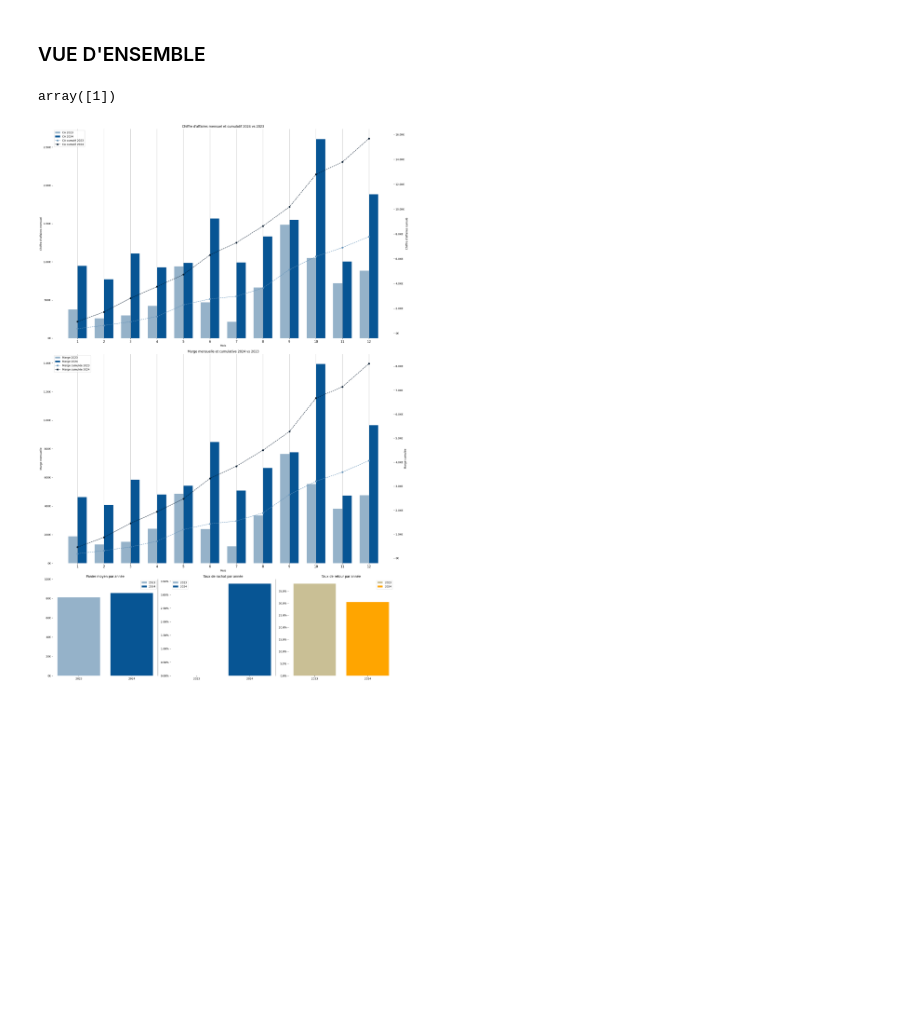
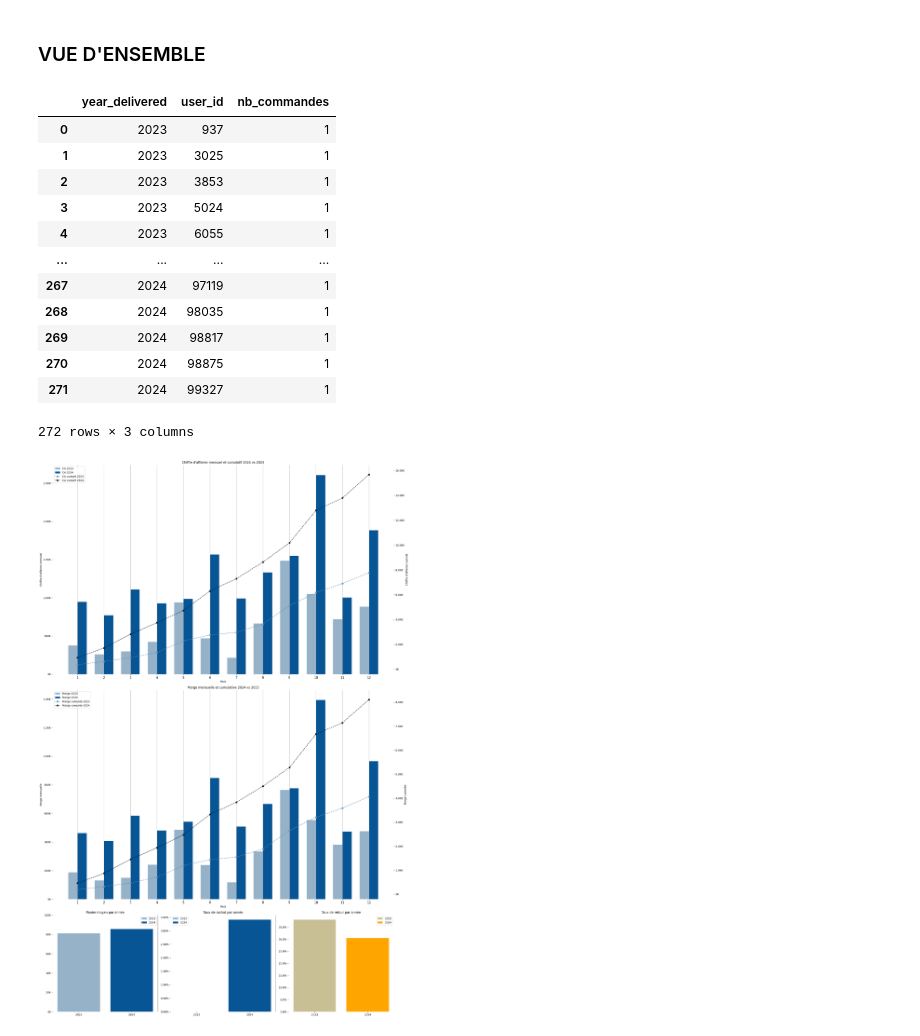
Before and after one commit to CDoliveux/Exam_Datagong_Doliveux, a Jupyter notebook: notebooks/TEST.ipynb, the cells around one changed output. Drawn from its saved outputs; the diff is of its cells as text; code cells hidden in the pictures; blank space fills up the shorter version.

```diff
--- a/notebooks/TEST.ipynb
+++ b/notebooks/TEST.ipynb
@@ -362,20 +362,30 @@ df_complete=df_complete[df_complete["year_delivered"]!=2025]
 # %%
 testCA=kpi_CA(df,"item_status")
 testCA
 
 TREA_2023 = kpi_tx_reachat(df_complete, 2023)
 TREA_2023
 
 df_orders = (
     df_complete.groupby(["year_delivered", "user_id"])["order_id"]
       .nunique()
       .reset_index(name="nb_commandes")
 )
 df_orders
-
-df_orders.loc[df_orders["year_delivered"] == 2023, "nb_commandes"].unique()
 # %% [output]
+|  | year_delivered | user_id | nb_commandes |
+| 0 | 2023 | 937 | 1 |
+| 1 | 2023 | 3025 | 1 |
+| 2 | 2023 | 3853 | 1 |
+| 3 | 2023 | 5024 | 1 |
+| 4 | 2023 | 6055 | 1 |
+| ... | ... | ... | ... |
+| 267 | 2024 | 97119 | 1 |
+| 268 | 2024 | 98035 | 1 |
+| 269 | 2024 | 98817 | 1 |
+| 270 | 2024 | 98875 | 1 |
+| 271 | 2024 | 99327 | 1 |
-array([1])
+272 rows × 3 columns
 # %%
 # CREATION DE LA PAGE OVERVIEW :
 
```
Also changed, not shown: parts of 2 cells of this notebook, 1 other file.
